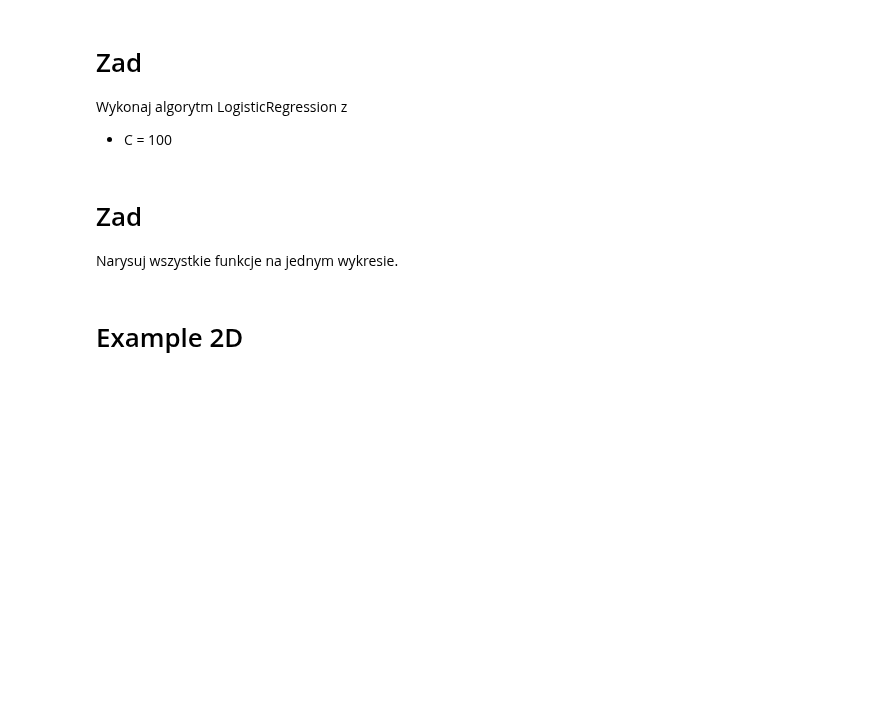
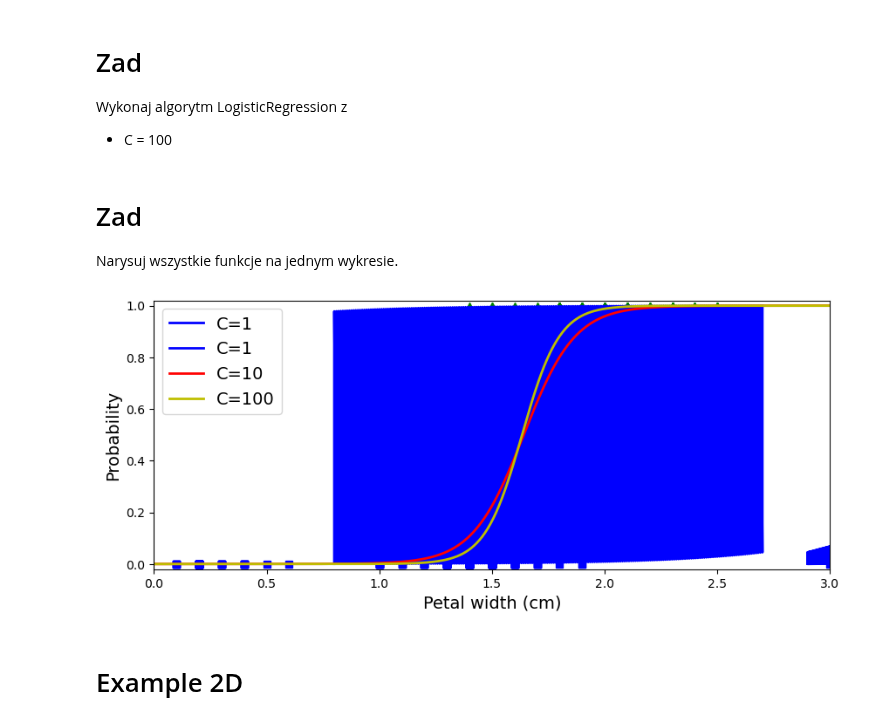
Before and after one commit to sit3kk/Basics-of-Artificial-Intelligence-Notebooks, a Jupyter notebook: Notebooks/7/AD_Z07_F_LogisticRegression_regularization.ipynb, the cells around one changed output. Saved outputs shown, nothing was run; the diff lists cells and outputs as text; code cells hidden in the pictures; blank space fills up the shorter version.

```diff
--- a/Notebooks/7/AD_Z07_F_LogisticRegression_regularization.ipynb
+++ b/Notebooks/7/AD_Z07_F_LogisticRegression_regularization.ipynb
@@ -65,15 +51,48 @@ plt.show()
 
 Wykonaj algorytm LogisticRegression z
 * C = 10
+# %%
+from sklearn.linear_model import LogisticRegression
+
+log_reg_2 = LogisticRegression(C=10, random_state=42)
+log_reg_2.fit(X, y)
+
+X_new_2 = np.linspace(0, 3, 1000).reshape(-1, 1)
+y_proba_2 = log_reg_2.predict_proba(X_new_2)
 # %% [markdown]
 # Zad
 
 Wykonaj algorytm LogisticRegression z
 * C = 100
+# %%
+from sklearn.linear_model import LogisticRegression
+
+log_reg_3 = LogisticRegression(C=100, random_state=42)
+log_reg_3.fit(X, y)
+
+X_new_3 = np.linspace(0, 3, 1000).reshape(-1, 1)
+y_proba_3 = log_reg_3.predict_proba(X_new_3)
 # %% [markdown]
 # Zad
 
 Narysuj wszystkie funkcje na jednym wykresie.
+# %%
+plt.figure(figsize=(10, 4))
+plt.plot(X[y == 0], y[y == 0], "bs")
+plt.plot(X[y == 1], y[y == 1], "g^")
+
+
+plt.plot(X_new, y_proba_1[:, 1], "b-", linewidth=2, label="C=1")
+plt.plot(X_new_2, y_proba_2[:, 1], "r-", linewidth=2, label="C=10")
+plt.plot(X_new_3, y_proba_3[:, 1], "y-", linewidth=2, label="C=100")
+
+plt.xlabel("Petal width (cm)", fontsize=14)
+plt.ylabel("Probability", fontsize=14)
+plt.legend(loc="upper left", fontsize=14)
+plt.axis([0, 3, -0.02, 1.02])
+plt.show()
+# %% [output]
+[figure, added]
 # %% [markdown]
 # Example 2D
 # %%
```
Also changed, not shown: parts of 6 cells of this notebook.
